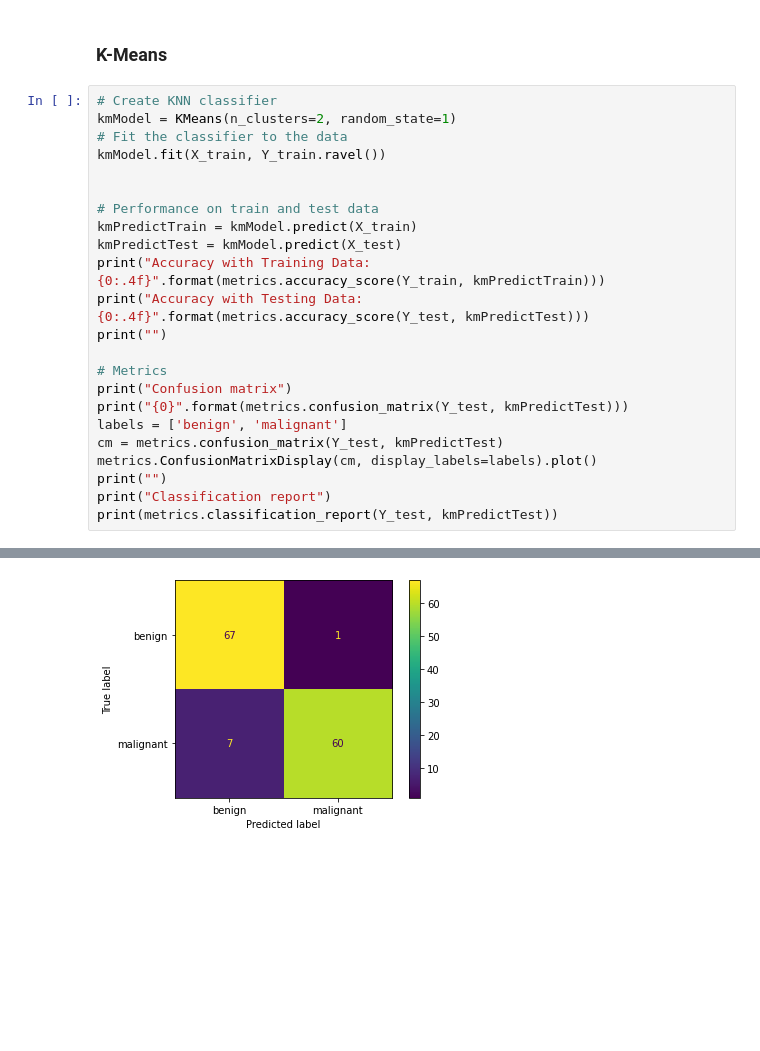
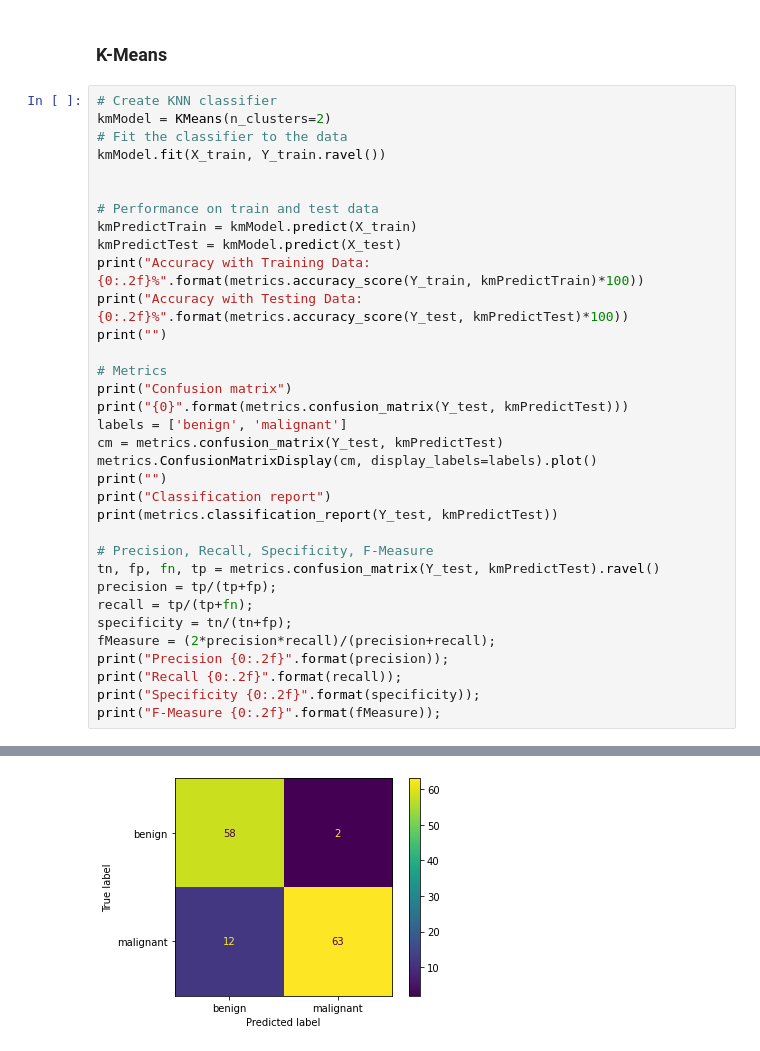
Before and after one commit to wayqui/cancer_diagnosis, a Jupyter notebook: notebooks/Cancer-Prediction.ipynb, the cells around one changed output, grey strips where cells are left out. Drawn from its saved outputs; the diff is of its cells as text; blank space fills up the shorter version.

Commit message:
Adding specificity indicator and changing random state

```diff
--- a/notebooks/Cancer-Prediction.ipynb
+++ b/notebooks/Cancer-Prediction.ipynb
@@ -1010,7 +1031,7 @@ Area Under the ROC Curve 0.9931957857769973
 ### K-Means
 # %%
 # Create KNN classifier
-kmModel = KMeans(n_clusters=2, random_state=1)
+kmModel = KMeans(n_clusters=2)
 # Fit the classifier to the data
 kmModel.fit(X_train, Y_train.ravel())
 
@@ -1018,8 +1039,8 @@ kmModel.fit(X_train, Y_train.ravel())
 # Performance on train and test data
 kmPredictTrain = kmModel.predict(X_train)
 kmPredictTest = kmModel.predict(X_test)
-print("Accuracy with Training Data: {0:.4f}".format(metrics.accuracy_score(Y_train, kmPredictTrain)))
-print("Accuracy with Testing Data: {0:.4f}".format(metrics.accuracy_score(Y_test, kmPredictTest)))
+print("Accuracy with Training Data: {0:.2f}%".format(metrics.accuracy_score(Y_train, kmPredictTrain)*100))
+print("Accuracy with Testing Data: {0:.2f}%".format(metrics.accuracy_score(Y_test, kmPredictTest)*100))
 print("")
 
 # Metrics
@@ -1031,4 +1052,15 @@ metrics.ConfusionMatrixDisplay(cm, display_labels=labels).plot()
 print("")
 print("Classification report")
 print(metrics.classification_report(Y_test, kmPredictTest))
+
+# Precision, Recall, Specificity, F-Measure
+tn, fp, fn, tp = metrics.confusion_matrix(Y_test, kmPredictTest).ravel()
+precision = tp/(tp+fp);
+recall = tp/(tp+fn);
+specificity = tn/(tn+fp);
+fMeasure = (2*precision*recall)/(precision+recall);
+print("Precision {0:.2f}".format(precision));
+print("Recall {0:.2f}".format(recall));
+print("Specificity {0:.2f}".format(specificity));
+print("F-Measure {0:.2f}".format(fMeasure));
 # %% [output]
@@ -1051 +1084 @@ weighted avg       0.94      0.94      0.94       135
-[figure, old version]
+[figure, new version]
```
Also changed, not shown: parts of 21 cells of this notebook.
